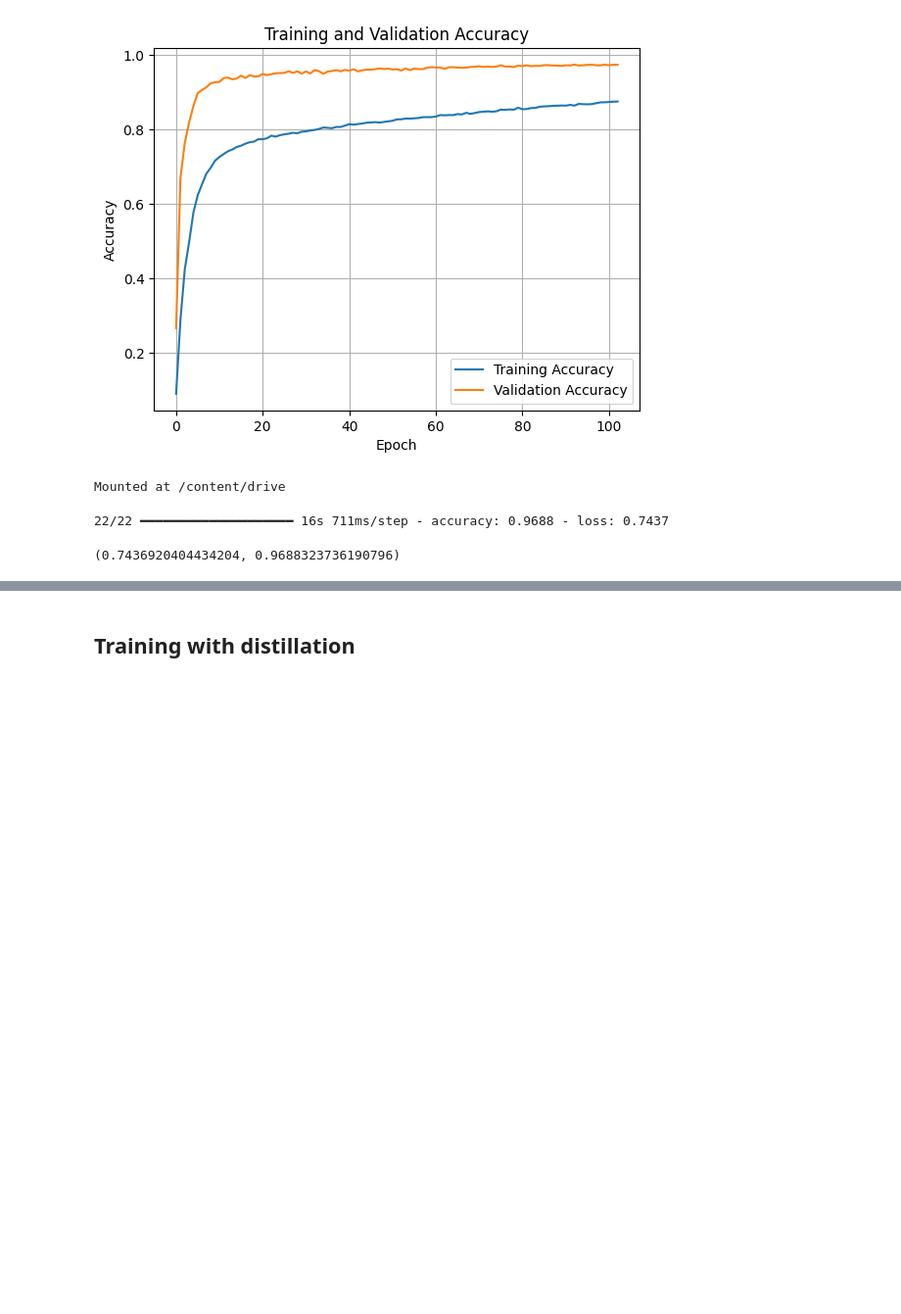
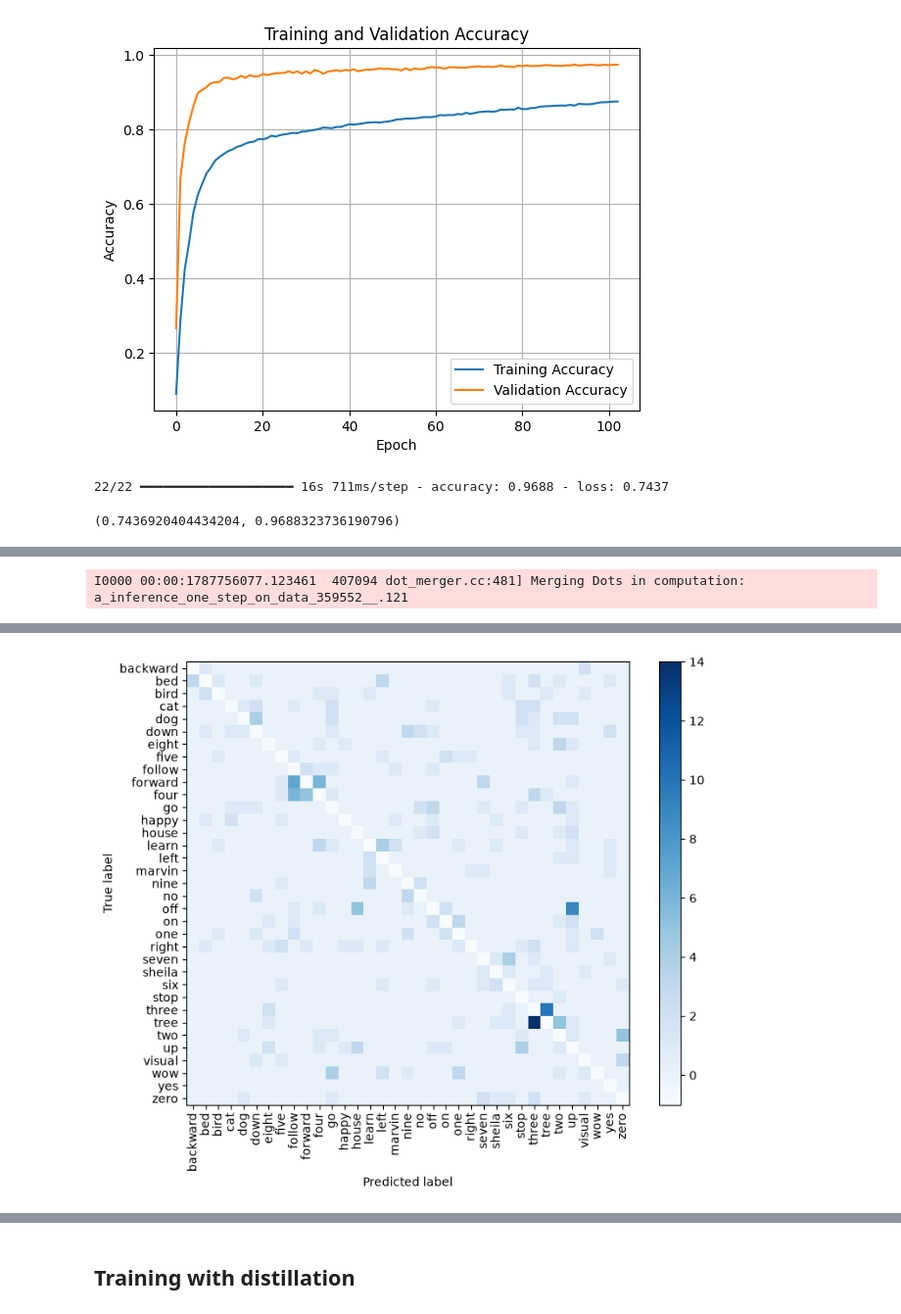
Before and after one commit to serpest/MultiStageKeywordSpotting, a Jupyter notebook: notebook.ipynb, the cells around one changed output, grey strips where cells are left out. Shown at 98% size. Saved outputs shown, nothing was run; the diff lists cells and outputs as text; code cells hidden in the pictures; blank space fills up the shorter version.

Commit message:
Add confusion matrices

```diff
--- a/notebook.ipynb
+++ b/notebook.ipynb
@@ -733,21 +717,22 @@ ax.grid()
 plt.savefig(f'models/kwt_{k}_{speech_commands_dataset_mode}_accuracy.svg', format='svg', bbox_inches='tight')
 # %% [output]
 [figure]
-# %%
-if 'google.colab' in sys.modules:
-    from google.colab import drive # type: ignore
-    drive.mount('/content/drive')
-    shutil.copytree(
-        src='/content/models',
-        dst='/content/drive/MyDrive/Colab Notebooks/models',
-        dirs_exist_ok=True
-    )
-    drive.flush_and_unmount()
-# %% [output]
-Mounted at /content/drive
 # %%
 test_loss, test_accuracy = model.evaluate(test_dataset)
 test_loss, test_accuracy
 # %% [output]
 22/22 ━━━━━━━━━━━━━━━━━━━━ 16s 711ms/step - accuracy: 0.9688 - loss: 0.7437
 (0.7436920404434204, 0.9688323736190796)
+# %%
+y_true = np.argmax(np.concatenate([y for _, y in test_dataset], axis=0), axis=-1)
+y_pred = np.argmax(model.predict(test_dataset), axis=-1)
+
+cm = metrics.confusion_matrix(y_true, y_pred)
+np.fill_diagonal(cm, -1) # Fill diagonal with zeros to highlight errors
+
+fig, ax = plt.subplots(figsize=[v*1.4 for v in plt.rcParams['figure.figsize']])
+display = metrics.ConfusionMatrixDisplay(confusion_matrix=cm, display_labels=speech_commands_dataset_manager.keywords)
+display.plot(cmap='Blues', include_values=False, ax=ax, colorbar=True)
+plt.xticks(rotation=90)
+plt.savefig(f'models/kwt_{k}_{speech_commands_dataset_mode}_confusion_matrix.svg', format='svg', bbox_inches='tight')
+# %% [output]
@@ -753,0 +740 @@ test_loss, test_accuracy
+I0000 00:00:1787756077.123461  407094 dot_merger.cc:481] Merging Dots in computation: a_inference_one_step_on_data_359552__.121
@@ -753,0 +742 @@ test_loss, test_accuracy
+[figure, added]
```
Also changed, not shown: parts of 11 cells of this notebook, 7 other files.
